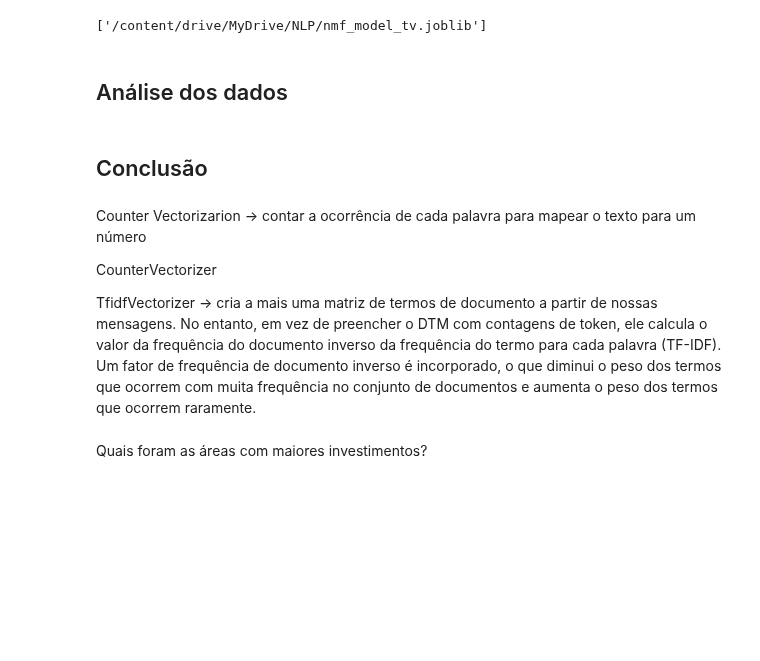
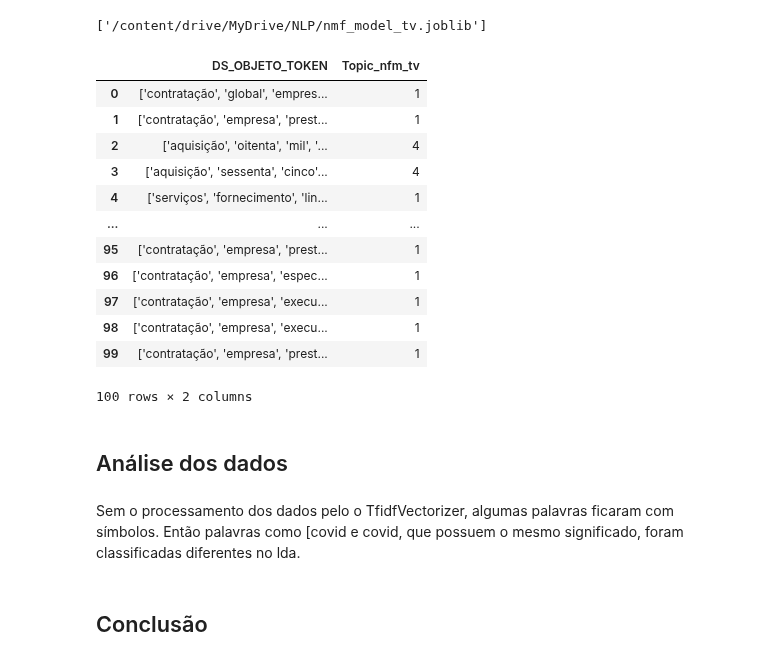
Before and after one commit to IonaSantana/Artificial-Intelligence, a Jupyter notebook: Projects/NLP/Maiores_investimentos_licitações.ipynb, the cells around one changed output. Cells and saved outputs as stored; diff of their text form; code cells hidden in the pictures; blank space fills up the shorter version.

```diff
--- a/Projects/NLP/Maiores_investimentos_licitações.ipynb
+++ b/Projects/NLP/Maiores_investimentos_licitações.ipynb
@@ -643,17 +643,27 @@ dump(nmf_model_tv, '/content/drive/MyDrive/NLP/nmf_model_tv.joblib')
 ['/content/drive/MyDrive/NLP/nmf_model_tv.joblib']
 # %%
 nmf_model_tv = load('/content/drive/MyDrive/NLP/nmf_model_tv.joblib')
+# %%
+licitacao_21 = pd.read_csv('/content/drive/MyDrive/NLP/nmf_model_tv.csv')
+# %%
+licitacao_21[['DS_OBJETO_TOKEN','Topic_nfm_tv']].head(100)
+# %% [output]
+|  | DS_OBJETO_TOKEN | Topic_nfm_tv |
+| 0 | ['contratação', 'global', 'empres... | 1 |
+| 1 | ['contratação', 'empresa', 'prest... | 1 |
+| 2 | ['aquisição', 'oitenta', 'mil', '... | 4 |
+| 3 | ['aquisição', 'sessenta', 'cinco'... | 4 |
+| 4 | ['serviços', 'fornecimento', 'lin... | 1 |
+| ... | ... | ... |
+| 95 | ['contratação', 'empresa', 'prest... | 1 |
+| 96 | ['contratação', 'empresa', 'espec... | 1 |
+| 97 | ['contratação', 'empresa', 'execu... | 1 |
+| 98 | ['contratação', 'empresa', 'execu... | 1 |
+| 99 | ['contratação', 'empresa', 'prest... | 1 |
+100 rows × 2 columns
 # %% [markdown]
 ## Análise dos dados
+# %% [markdown]
+Sem o processamento dos dados pelo o TfidfVectorizer, algumas palavras ficaram com símbolos. Então palavras como [covid e covid, que possuem o mesmo significado, foram classificadas diferentes no lda.
 # %% [markdown]
 ## Conclusão
-# %% [markdown]
-Counter Vectorizarion -> contar a ocorrência de cada palavra para mapear o texto para um número
-
-CounterVectorizer
-
-TfidfVectorizer -> cria a mais uma matriz de termos de documento a partir de nossas mensagens.
-No entanto, em vez de preencher o DTM com contagens de token, ele calcula o valor da frequência do documento inverso da frequência do termo para cada palavra (TF-IDF).
-Um fator de frequência de documento inverso é incorporado, o que diminui o peso dos termos que ocorrem com muita frequência no conjunto de documentos e aumenta o peso dos termos que ocorrem raramente.
-# %% [markdown]
-Quais foram as áreas com maiores investimentos?
```
Also changed, not shown: parts of 18 cells of this notebook.
